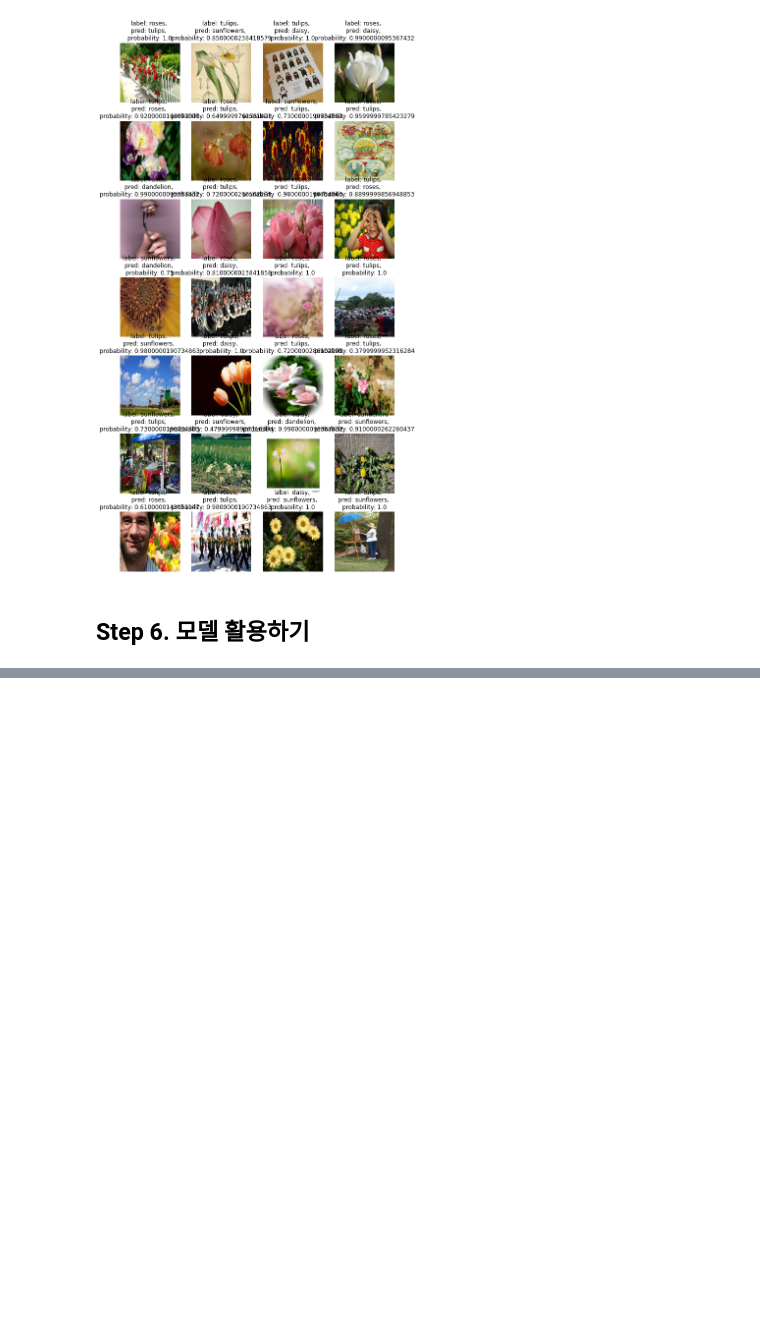
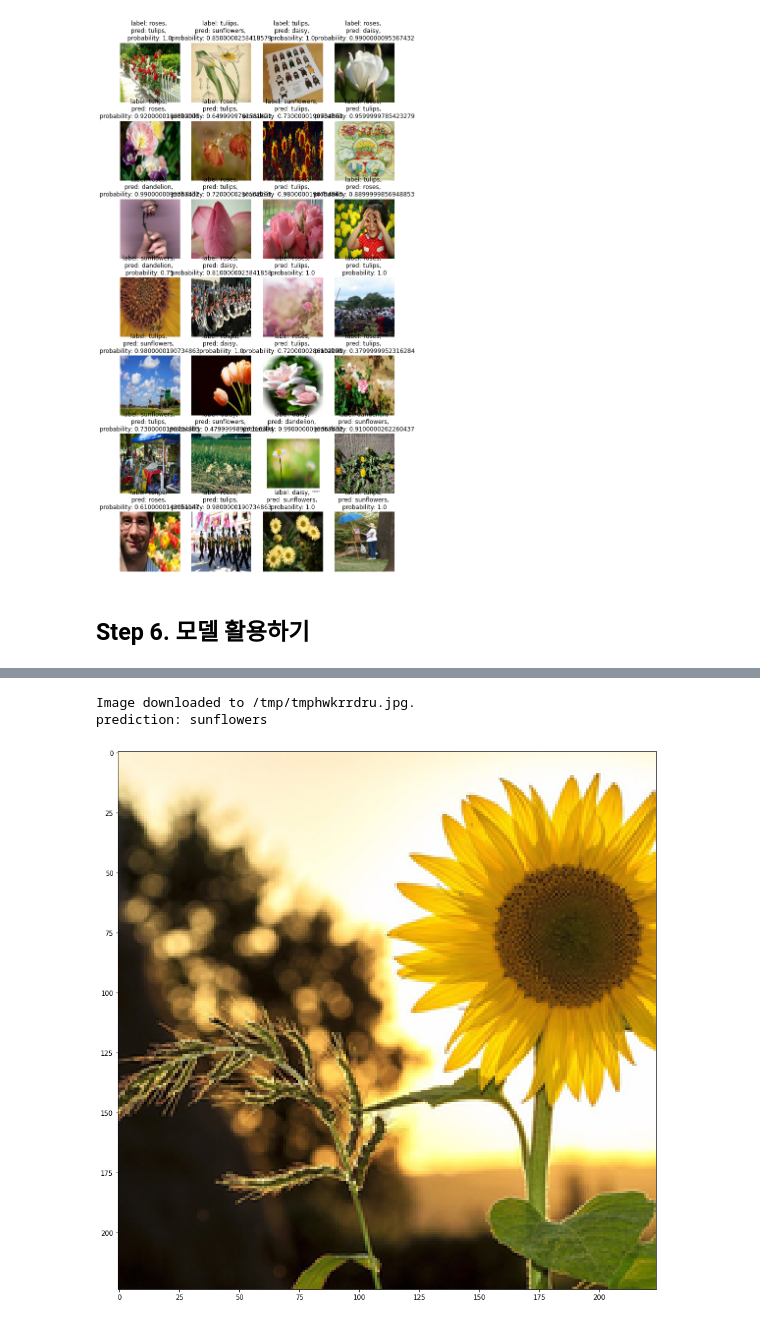
Before and after one commit to parkmicheal1114/aiffel_cr4, a Jupyter notebook: Exploration/flowers classification.ipynb, the cells around one changed output, grey strips where cells are left out. Cells and saved outputs as stored; diff of their text form; code cells hidden in the pictures; blank space fills up the shorter version.

```diff
--- a/Exploration/flowers classification.ipynb
+++ b/Exploration/flowers classification.ipynb
@@ -279,0 +294,15 @@ downloaded_image_path = download_and_resize_image(basket_url, 1280, 856, True)
+# %%
+def download_and_resize_image(url, new_width=256, new_height=256, display=False):
+
+    _, filename = tempfile.mkstemp(suffix=".jpg")
+    response = urlopen(url)
+    image_data = response.read()
+    image_data = BytesIO(image_data)  # 이미지 읽기
+    pil_image = Image.open(image_data)
+    pil_image = ImageOps.fit(pil_image, (new_width, new_height), Image.ANTIALIAS) # 이미지 조정
+    pil_image_rgb = pil_image.convert("RGB") #RBG로 변환
+    pil_image_rgb.save(filename, format="JPEG", quality=90) # 이미지 저장
+    print("Image downloaded to %s." % filename)
+    if display:
+        display_image(pil_image)
+    return filename
@@ -279,0 +314,26 @@ downloaded_image_path = download_and_resize_image(basket_url, 1280, 856, True)
+# %%
+def load_img(path):
+  img = tf.io.read_file(path)
+  img = tf.image.decode_jpeg(img, channels=3)
+  return img
+
+img = load_img(downloaded_image_path)
+# %%
+def image_prediction(image_url):
+    img_path = download_and_resize_image(image_url, 224, 224, True)
+    img = load_img(img_path)
+    img = tf.cast(img, tf.float32)
+    img = img/255.0
+    img = tf.image.resize(img, (IMG_SIZE, IMG_SIZE))
+    img = tf.reshape(img, [-1, IMG_SIZE, IMG_SIZE, 3])
+
+    prediction = model.predict(img)
+    prediction_label = prediction.argmax()
+    pred_label = get_label_name(prediction_label)
+    print(f'prediction: {pred_label}')
+# %%
+image_prediction("https://ifh.cc/g/8VZoRH.jpg")
+# %% [output]
+Image downloaded to /tmp/tmphwkrrdru.jpg.
+prediction: sunflowers
+[figure, added]
```
Also changed, not shown: parts of 5 cells of this notebook.
